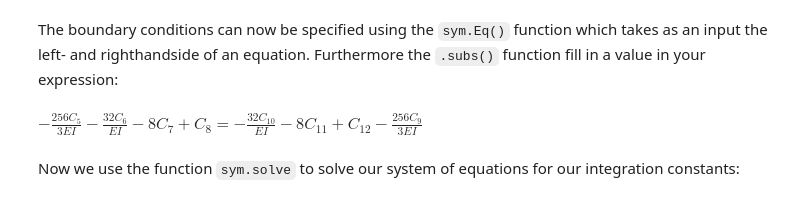
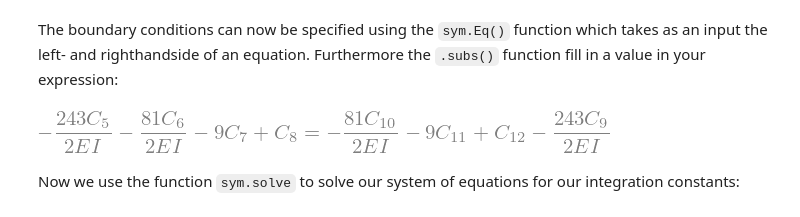
Before and after one commit to TUDelft-books/CEG-mechanics-BSc, a Jupyter notebook: book/tools/sympy_mech.ipynb, the cells around one changed output. Drawn from its saved outputs; the diff is of its cells as text; code cells hidden in the pictures.

```diff
--- a/book/tools/sympy_mech.ipynb
+++ b/book/tools/sympy_mech.ipynb
@@ -57,20 +57,20 @@ The boundary conditions can now be specified using the `sym.Eq()` function which
 # %%
 Eq1 = sym.Eq(w_AC.subs(x, 0), 0)
 Eq2 = sym.Eq(M_AC.subs(x, 0), 0)
 Eq3 = sym.Eq(w_AC.subs(x, 4), w_CD.subs(x, 4))
 Eq4 = sym.Eq(phi_AC.subs(x, 4), phi_CD.subs(x, 4))
 Eq5 = sym.Eq(M_AC.subs(x, 4), M_CD.subs(x, 4))
 Eq6 = sym.Eq(V_AC.subs(x, 4), V_CD.subs(x, 4))
-Eq7 = sym.Eq(w_CD.subs(x, 8), w_DB.subs(x, 8))
-Eq8 = sym.Eq(phi_CD.subs(x, 8), phi_DB.subs(x, 8))
-Eq9 = sym.Eq(V_CD.subs(x, 8), V_DB.subs(x, 8)+F)
-Eq10 = sym.Eq(M_CD.subs(x, 8), M_DB.subs(x, 8))
-Eq11 = sym.Eq(w_DB.subs(x, 12), 0)
-Eq12 = sym.Eq(M_DB.subs(x, 12), 0)
+Eq7 = sym.Eq(w_CD.subs(x, 9), w_DB.subs(x, 9))
+Eq8 = sym.Eq(phi_CD.subs(x, 9), phi_DB.subs(x, 9))
+Eq9 = sym.Eq(V_CD.subs(x, 9), V_DB.subs(x, 9)+F)
+Eq10 = sym.Eq(M_CD.subs(x, 9), M_DB.subs(x, 9))
+Eq11 = sym.Eq(w_DB.subs(x, 15), 0)
+Eq12 = sym.Eq(M_DB.subs(x, 15), 0)
 
 display(Eq7)
 # %% [output]
-$\displaystyle - \frac{256 C_{5}}{3 EI} - \frac{32 C_{6}}{EI} - 8 C_{7} + C_{8} = - \frac{32 C_{10}}{EI} - 8 C_{11} + C_{12} - \frac{256 C_{9}}{3 EI}$
+[figure, added]
 # %% [markdown]
 Now we use the function `sym.solve` to solve our system of equations for our integration constants:
 # %%
```
Also changed, not shown: parts of 12 cells of this notebook, 3 other files.
